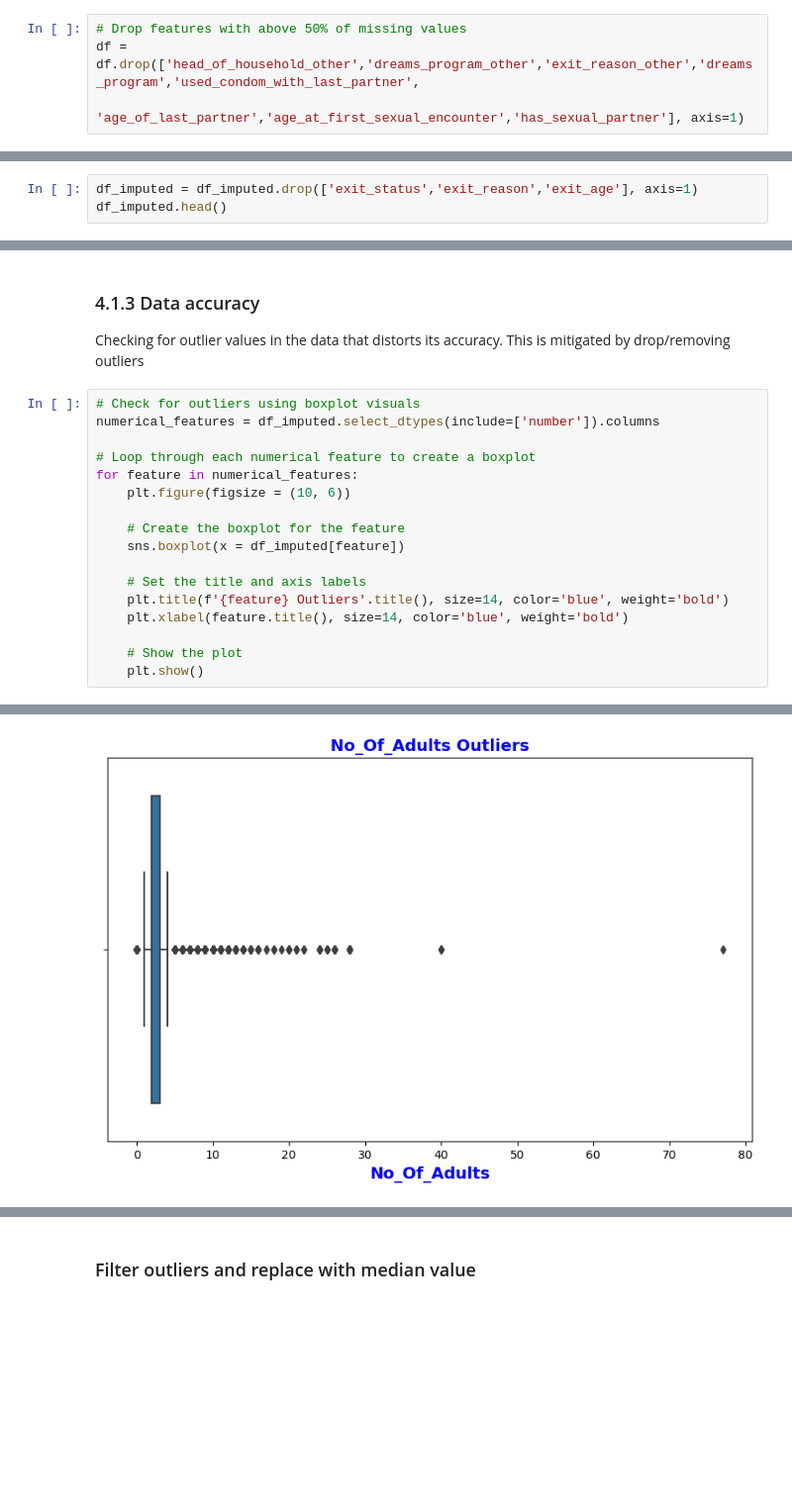
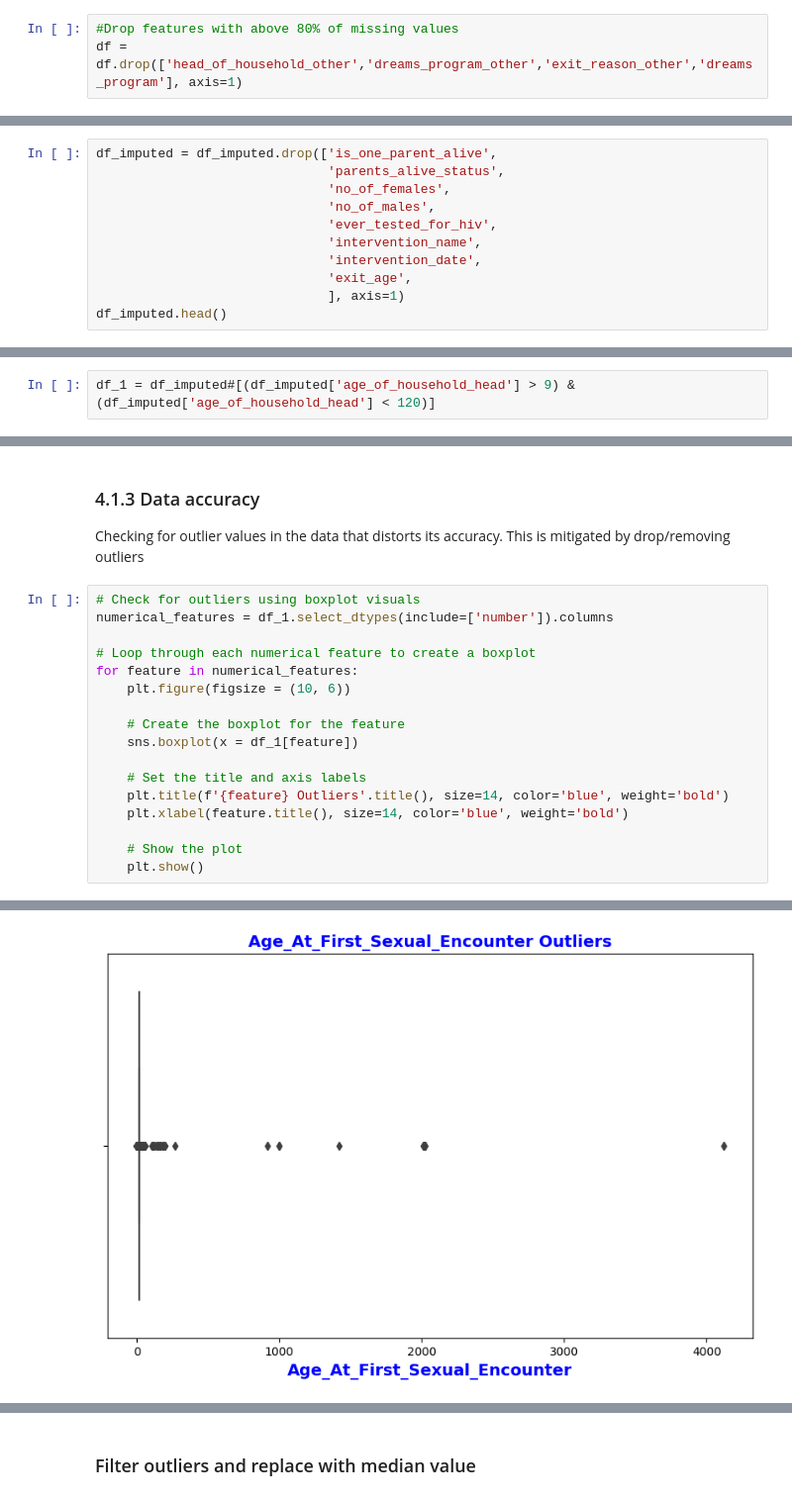
Before and after one commit to RichieRicky/DSF-PT08P5-GROUP5_CAPSTONE-PROJECT, a Jupyter notebook: FELIX_LIMO.ipynb, the cells around one changed output, grey strips where cells are left out. Shown at 99% size. Saved outputs shown, nothing was run; the diff lists cells and outputs as text; blank space fills up the shorter version.

```diff
--- a/FELIX_LIMO.ipynb
+++ b/FELIX_LIMO.ipynb
@@ -163,7 +199,6 @@ dtype: float64
 # %%
-# Drop features with above 50% of missing values
-df = df.drop(['head_of_household_other','dreams_program_other','exit_reason_other','dreams_program','used_condom_with_last_partner',
-              'age_of_last_partner','age_at_first_sexual_encounter','has_sexual_partner'], axis=1)
+#Drop features with above 80% of missing values
+df = df.drop(['head_of_household_other','dreams_program_other','exit_reason_other','dreams_program'], axis=1)
 # %%
 df.info()
 # %% [output]
@@ -245,7 +297,15 @@ df_imputed.shape
 * Exit_status, exit_reason and exit age may not be predisposing or mitigating factors to HIV risk among AGYW enrolled in the program
 * Hence, dropping may not have negative impact on the dataset.
 # %%
-df_imputed = df_imputed.drop(['exit_status','exit_reason','exit_age'], axis=1)
+df_imputed = df_imputed.drop(['is_one_parent_alive',
+                              'parents_alive_status',
+                              'no_of_females',
+                              'no_of_males',
+                              'ever_tested_for_hiv',
+                              'intervention_name',
+                              'intervention_date',
+                              'exit_age',
+                              ], axis=1)
 df_imputed.head()
 # %% [output]
 |  | date_of_birth | date_of_enrollment | county | head_of_household | age_of_household_head | father_alive | ... |
@@ -261,0 +358,2 @@ df_imputed.shape
+# %%
+df_1 = df_imputed#[(df_imputed['age_of_household_head'] > 9) & (df_imputed['age_of_household_head'] < 120)]
@@ -264,14 +370,14 @@ df_imputed.shape
 Checking for outlier values in the data that distorts its accuracy. This is mitigated by drop/removing outliers
 # %%
 # Check for outliers using boxplot visuals
-numerical_features = df_imputed.select_dtypes(include=['number']).columns
+numerical_features = df_1.select_dtypes(include=['number']).columns
 
 # Loop through each numerical feature to create a boxplot
 for feature in numerical_features:
     plt.figure(figsize = (10, 6))
 
     # Create the boxplot for the feature
-    sns.boxplot(x = df_imputed[feature])
+    sns.boxplot(x = df_1[feature])
 
     # Set the title and axis labels
     plt.title(f'{feature} Outliers'.title(), size=14, color='blue', weight='bold')
@@ -287 +393 @@ for feature in numerical_features:
-[figure, old version]
+[figure, new version]
```
Also changed, not shown: parts of 116 cells of this notebook, 1 other file.
